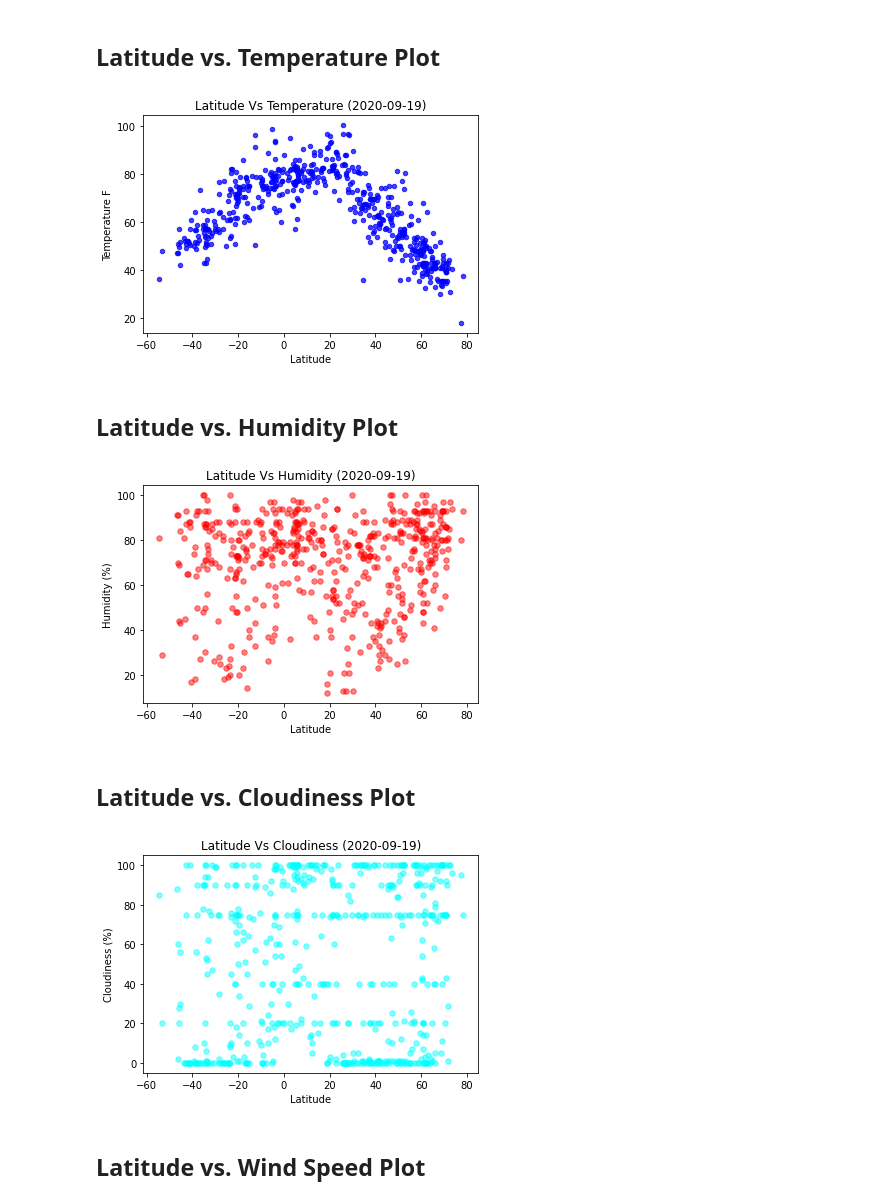
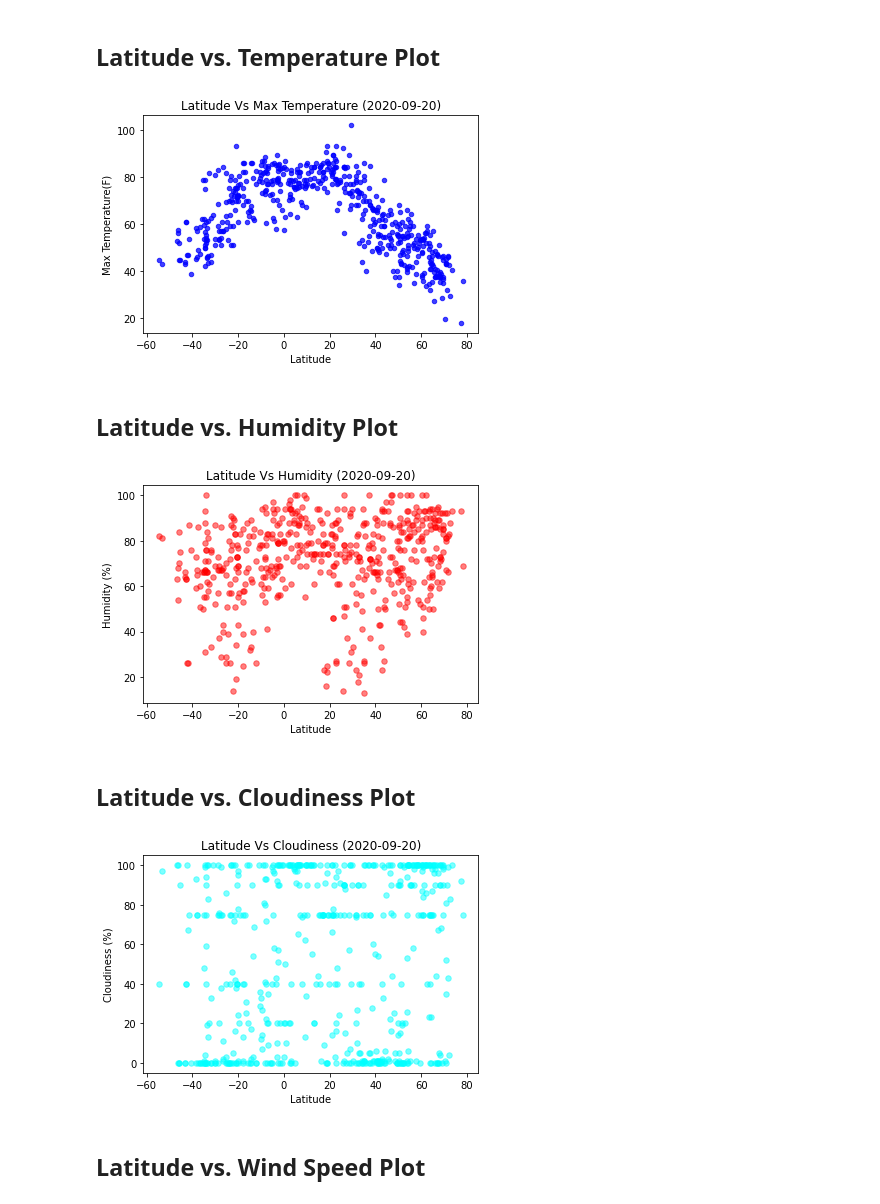
Before and after one commit to fasahathsyeda/API-challenge, a Jupyter notebook: starter_code/WeatherPy.ipynb, the cells around one changed output. Cells and saved outputs as stored; diff of their text form; code cells hidden in the pictures.

Commit message:
weatherpy complete

```diff
--- a/starter_code/WeatherPy.ipynb
+++ b/starter_code/WeatherPy.ipynb
@@ -60,6 +76,8 @@ city_windspeed = []
 city_latitudes = []
 city_longitudes=[]
 city_name_list = []
+city_date=[]
+city_country=[]
 city_two=[]
 
 # set initial count quantities for organization
@@ -85,7 +103,7 @@ for city in unique_cities:
             city_name_list.append(city_name)
 
             #retriving temperature for each city from the weather data and adding it to the empty list
-            city_temp = city_data["main"]["temp"]
+            city_temp = city_data["main"]["temp_max"]
             city_temperature.append(city_temp)
 
             #retriving cloudiness for each city from the weather data and adding it to the empty list
@@ -109,6 +127,14 @@ for city in unique_cities:
             city_lng = city_data["coord"]["lon"]
             city_longitudes.append(city_lng)
 
+            #retriving date for each city from the weather data
+            city_dt = city_data["dt"]
+            city_date.append(city_dt)
+
+            #retriving country for each city from the weather data
+            city_cntry = city_data["sys"]["country"]
+            city_country.append(city_cntry)
+
             if count_one >= 50:
                 count_one = 1
                 set_one += 1
@@ -119,6 +145,7 @@ for city in unique_cities:
             print(f"Processing Record {count_one} of Set {set_one} | {city}")
 
 
+
     except Exception:
         print("City not found. Skipping...")
 print("\nData Retrieval Complete\n")
@@ -148,11 +195,12 @@ Data Retrieval Complete
 summary_data = pd.DataFrame({"City": city_name_list,
                              "Latitude": city_latitudes,
                              "Longitudes":city_longitudes,
-                             "Temperature (F)": city_temperature,
+                             "Max Temp (F)": city_temperature,
+                             "Humidity (%)": city_humidity,
                              "Cloudiness (%)": city_cloudiness,
-                             "Humidity (%)": city_humidity,
                              "Wind Speed (mph)": city_windspeed,
-                             "City": city_name_list
+                             "Country":city_country,
+                             "Date":city_date
                              })
 summary_data.head()
 
@@ -195,15 +255,15 @@ summary_data[summary_data["Humidity (%)"]>100]
 # %% [markdown]
 ## Latitude vs. Temperature Plot
 # %%
-plt.scatter(summary_data["Latitude"],summary_data["Temperature (F)"], marker="o", facecolors="blue",
+plt.scatter(summary_data["Latitude"],summary_data["Max Temp (F)"], marker="o", facecolors="blue",
             s=20, alpha=0.75)
 plt.xlabel("Latitude")
-plt.ylabel("Temperature F")
-plt.title(f"Latitude Vs Temperature ({date.today()})")
-plt.savefig('Lat Vs Temp.png')
+plt.ylabel("Max Temperature(F)")
+plt.title(f"Latitude Vs Max Temperature ({date.today()})")
+plt.savefig('Lat Vs Max Temp.png')
 plt.show()
 # %% [output]
-[figure, old version]
+[figure, new version]
 # %% [markdown]
 ## Latitude vs. Humidity Plot
 # %%
@@ -216,7 +276,7 @@ plt.title(f"Latitude Vs Humidity ({date.today()})")
 plt.savefig('Lat Vs Humid.png')
 plt.show()
 # %% [output]
-[figure, old version]
+[figure, new version]
 # %% [markdown]
 ## Latitude vs. Cloudiness Plot
 # %%
@@ -228,7 +288,7 @@ plt.title(f"Latitude Vs Cloudiness ({date.today()})")
 plt.savefig('Lat Vs Cloudiness.png')
 plt.show()
 # %% [output]
-[figure, old version]
+[figure, new version]
 # %% [markdown]
 ## Latitude vs. Wind Speed Plot
 # %%
```
Also changed, not shown: parts of 19 cells of this notebook, 17 other files.
